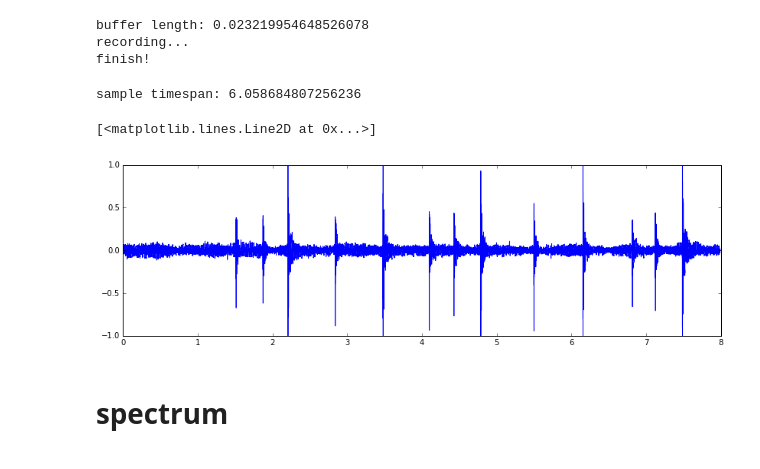
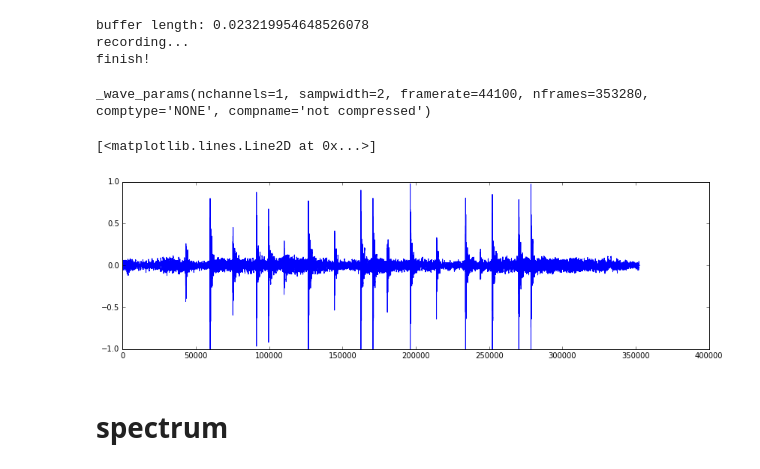
Before and after one commit to worldmaker18349276/K-AIKO, a Jupyter notebook: realtime_analysis.ipynb, the cells around one changed output. Drawn from its saved outputs; the diff is of its cells as text; code cells hidden in the pictures.

```diff
--- a/realtime_analysis.ipynb
+++ b/realtime_analysis.ipynb
@@ -61,19 +62,22 @@ print("finish!")
 buffer length: 0.023219954648526078
 recording...
 finish!
-# %%
-x, RATE = librosa.load("test2.wav")
-t = librosa.samples_to_time(np.arange(x.shape[0]), sr=RATE)
-
-print("sample timespan:", x.shape[0]/RATE)
-# %% [output]
-sample timespan: 6.058684807256236
+# %%
+with wave.open("test.wav", "wb") as file:
+    for _ in ra.pipe(ra.slice(x), ra.save(file, RATE)):
+        pass
+# %%
+with wave.open("test.wav", "rb") as file:
+    print(file.getparams())
+    x = np.concatenate(list(ra.load(file, RATE)))
+# %% [output]
+_wave_params(nchannels=1, sampwidth=2, framerate=44100, nframes=353280, comptype='NONE', compname='not compressed')
 # %%
-plt.plot(t, x)
+plt.plot(x)
 # librosa.display.waveplot(x, RATE)
 # %% [output]
 [<matplotlib.lines.Line2D at 0x...>]
-[figure, old version]
+[figure, new version]
 # %% [markdown]
 # spectrum
 # %%
```
Also changed, not shown: parts of 18 cells of this notebook, 2 other files.
